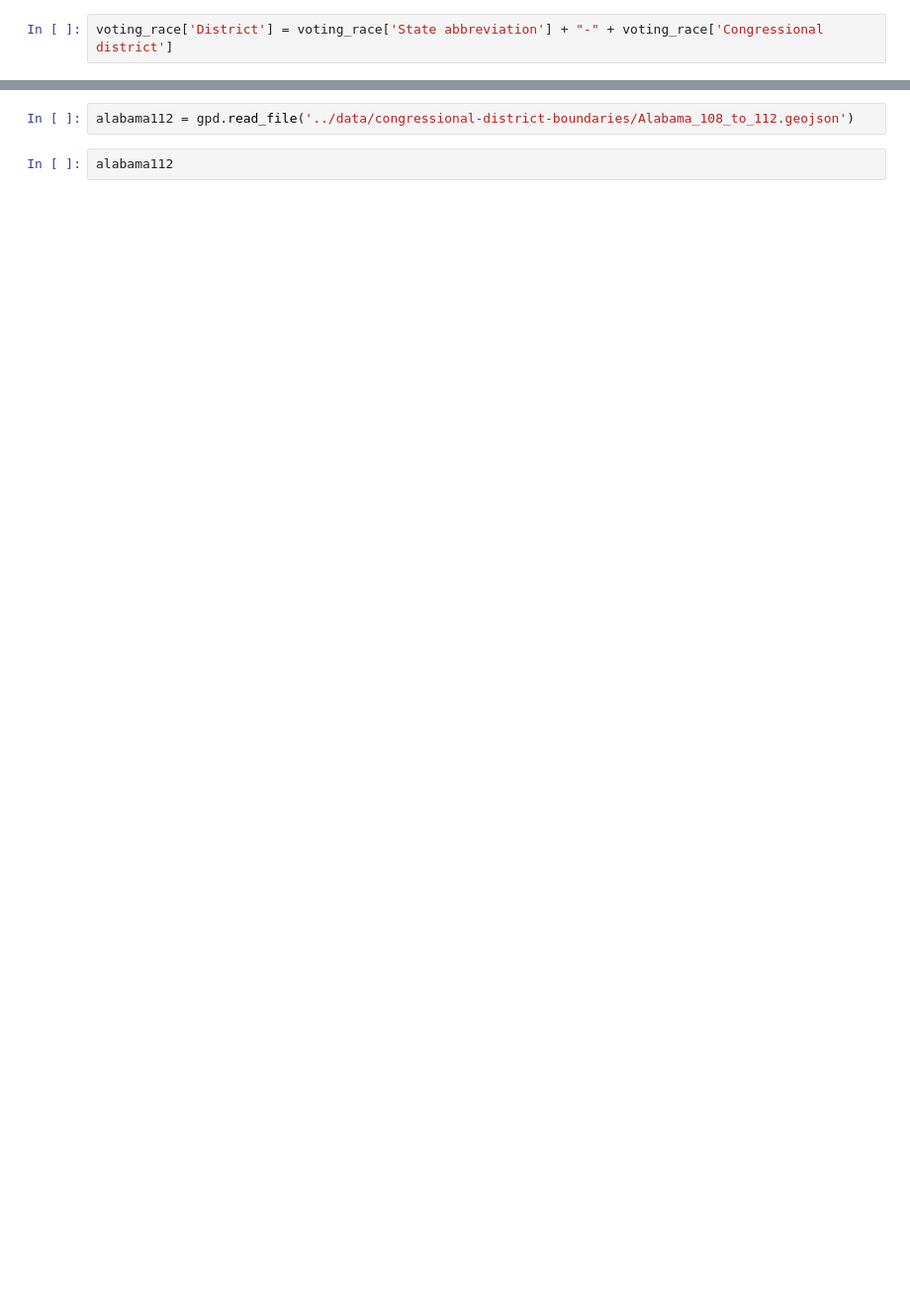
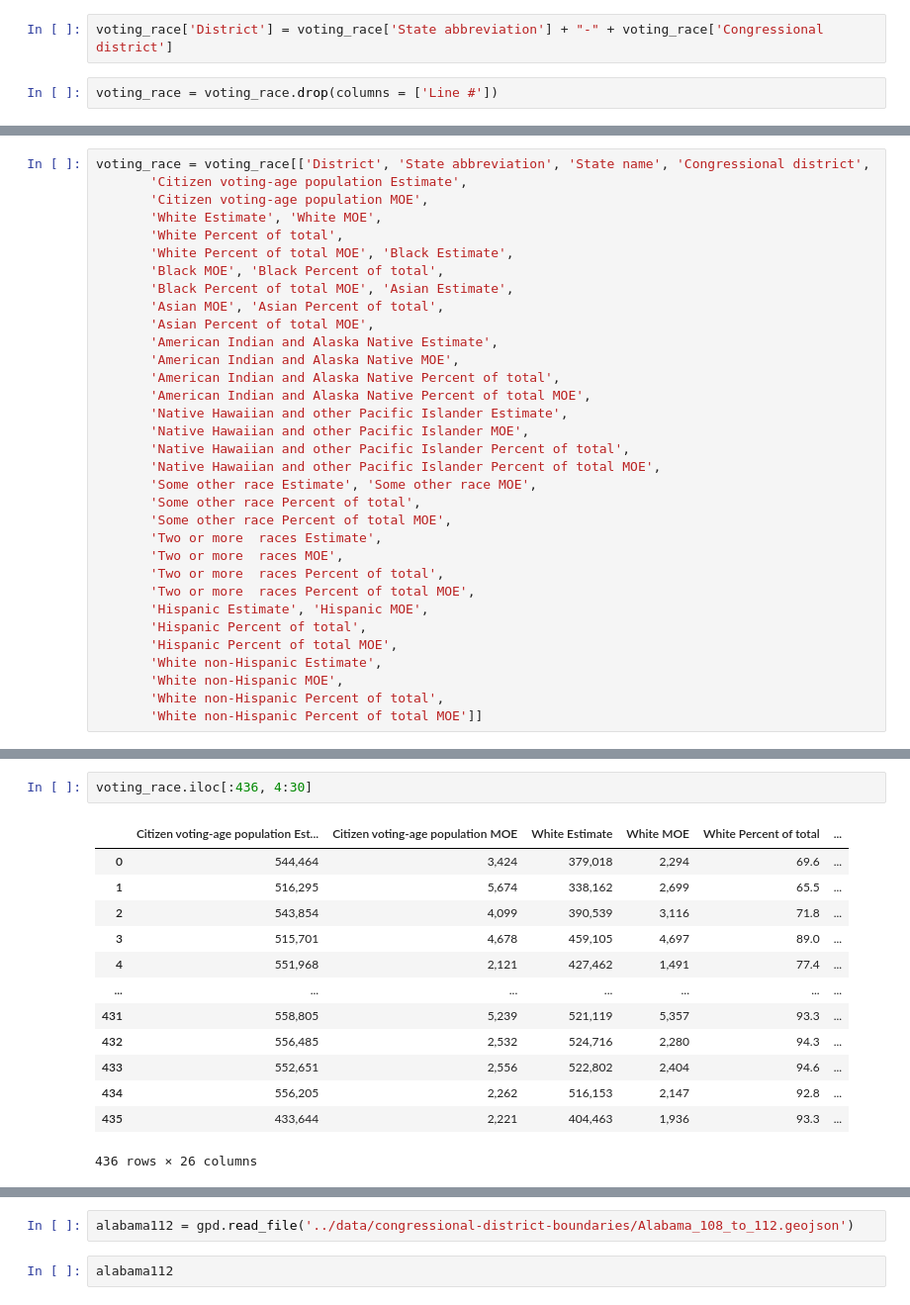
Before and after one commit to tthoang/Reading-Between-the-Gerrymandered-Lines, a Jupyter notebook: notebooks/demographics_eda.ipynb, the cells around one changed output, grey strips where cells are left out. Shown at 99% size. Cells and saved outputs as stored; diff of their text form; blank space fills up the shorter version.

```diff
--- a/notebooks/demographics_eda.ipynb
+++ b/notebooks/demographics_eda.ipynb
@@ -371,4 +845,6 @@ voting_race.head()
 # %%
 voting_race['District'] = voting_race['State abbreviation'] + "-" + voting_race['Congressional district']
+# %%
+voting_race = voting_race.drop(columns = ['Line #'])
 # %%
 voting_race.head()
@@ -374,0 +933,33 @@ voting_race.head()
+# %%
+voting_race = voting_race[['District', 'State abbreviation', 'State name', 'Congressional district',
+       'Citizen voting-age population Estimate',
+       'Citizen voting-age population MOE',
+       'White Estimate', 'White MOE',
+       'White Percent of total',
+       'White Percent of total MOE', 'Black Estimate',
+       'Black MOE', 'Black Percent of total',
+       'Black Percent of total MOE', 'Asian Estimate',
+       'Asian MOE', 'Asian Percent of total',
+       'Asian Percent of total MOE',
+       'American Indian and Alaska Native Estimate',
+       'American Indian and Alaska Native MOE',
+       'American Indian and Alaska Native Percent of total',
+       'American Indian and Alaska Native Percent of total MOE',
+       'Native Hawaiian and other Pacific Islander Estimate',
+       'Native Hawaiian and other Pacific Islander MOE',
+       'Native Hawaiian and other Pacific Islander Percent of total',
+       'Native Hawaiian and other Pacific Islander Percent of total MOE',
+       'Some other race Estimate', 'Some other race MOE',
+       'Some other race Percent of total',
+       'Some other race Percent of total MOE',
+       'Two or more  races Estimate',
+       'Two or more  races MOE',
+       'Two or more  races Percent of total',
+       'Two or more  races Percent of total MOE',
+       'Hispanic Estimate', 'Hispanic MOE',
+       'Hispanic Percent of total',
+       'Hispanic Percent of total MOE',
+       'White non-Hispanic Estimate',
+       'White non-Hispanic MOE',
+       'White non-Hispanic Percent of total',
+       'White non-Hispanic Percent of total MOE']]
@@ -374,0 +982,16 @@ voting_race.head()
+# %%
+voting_race.iloc[:436, 4:30]
+# %% [output]
+|  | Citizen voting-age population Est... | Citizen voting-age population MOE | White Estimate | White MOE | White Percent of total | ... |
+| 0 | 544,464 | 3,424 | 379,018 | 2,294 | 69.6 | ... |
+| 1 | 516,295 | 5,674 | 338,162 | 2,699 | 65.5 | ... |
+| 2 | 543,854 | 4,099 | 390,539 | 3,116 | 71.8 | ... |
+| 3 | 515,701 | 4,678 | 459,105 | 4,697 | 89.0 | ... |
+| 4 | 551,968 | 2,121 | 427,462 | 1,491 | 77.4 | ... |
+| ... | ... | ... | ... | ... | ... | ... |
+| 431 | 558,805 | 5,239 | 521,119 | 5,357 | 93.3 | ... |
+| 432 | 556,485 | 2,532 | 524,716 | 2,280 | 94.3 | ... |
+| 433 | 552,651 | 2,556 | 522,802 | 2,404 | 94.6 | ... |
+| 434 | 556,205 | 2,262 | 516,153 | 2,147 | 92.8 | ... |
+| 435 | 433,644 | 2,221 | 404,463 | 1,936 | 93.3 | ... |
+436 rows × 26 columns
```
Also changed, not shown: parts of 97 cells of this notebook.
